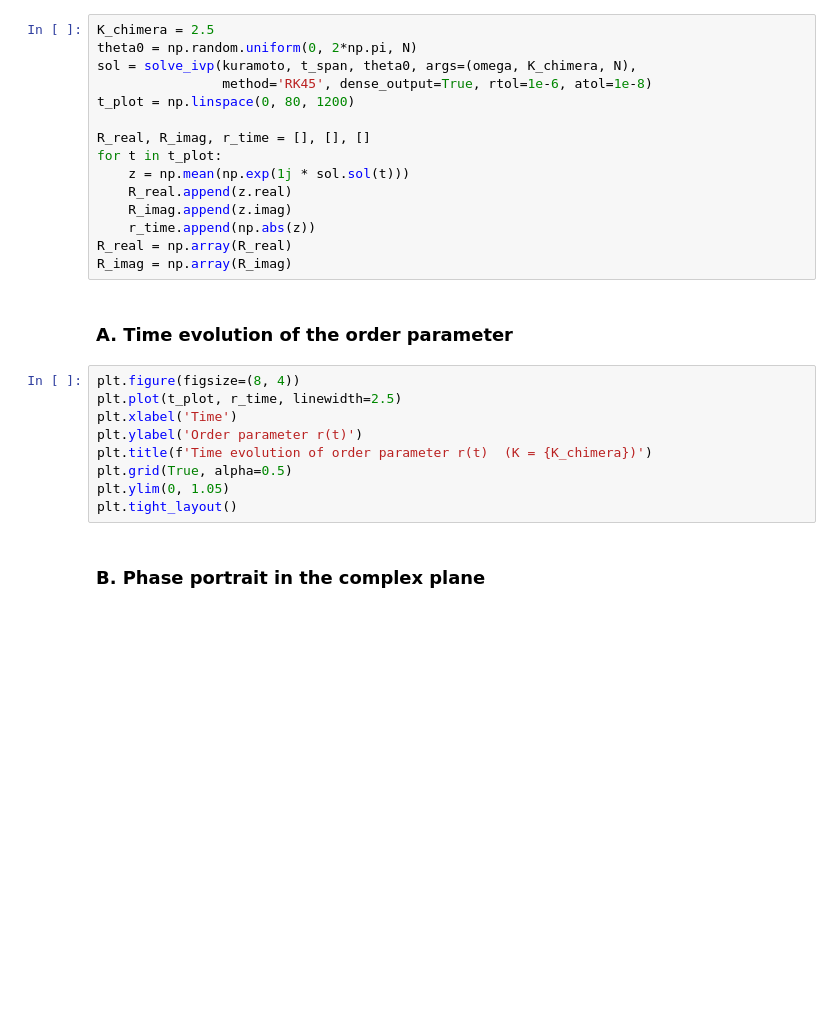
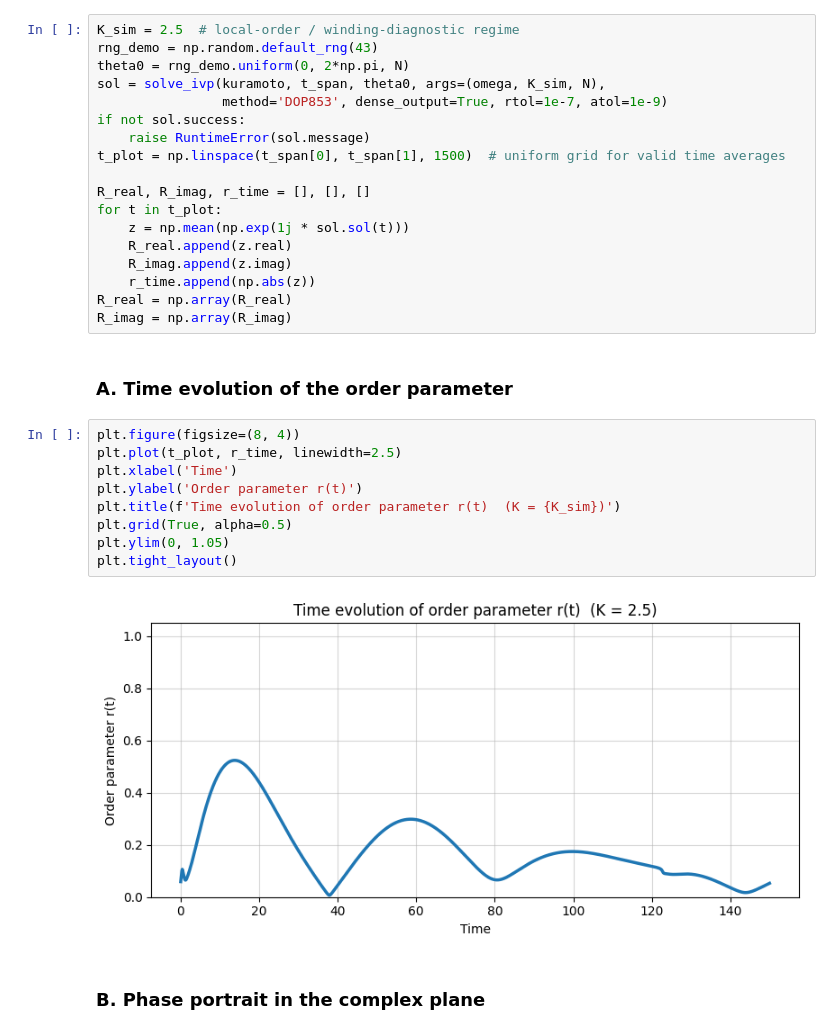
Before and after one commit to velvetmonkey/flywheel-universe, a Jupyter notebook: kuramoto_ring.ipynb, the cells around one changed output. Drawn from its saved outputs; the diff is of its cells as text; blank space fills up the shorter version.

```diff
--- a/kuramoto_ring.ipynb
+++ b/kuramoto_ring.ipynb
@@ -53,9 +75,12 @@ plt.tight_layout()
 # %%
-K_chimera = 2.5
-theta0 = np.random.uniform(0, 2*np.pi, N)
-sol = solve_ivp(kuramoto, t_span, theta0, args=(omega, K_chimera, N),
-                method='RK45', dense_output=True, rtol=1e-6, atol=1e-8)
-t_plot = np.linspace(0, 80, 1200)
+K_sim = 2.5  # local-order / winding-diagnostic regime
+rng_demo = np.random.default_rng(43)
+theta0 = rng_demo.uniform(0, 2*np.pi, N)
+sol = solve_ivp(kuramoto, t_span, theta0, args=(omega, K_sim, N),
+                method='DOP853', dense_output=True, rtol=1e-7, atol=1e-9)
+if not sol.success:
+    raise RuntimeError(sol.message)
+t_plot = np.linspace(t_span[0], t_span[1], 1500)  # uniform grid for valid time averages
 
 R_real, R_imag, r_time = [], [], []
 for t in t_plot:
@@ -70,12 +95,14 @@ R_imag = np.array(R_imag)
 # %%
 plt.figure(figsize=(8, 4))
 plt.plot(t_plot, r_time, linewidth=2.5)
 plt.xlabel('Time')
 plt.ylabel('Order parameter r(t)')
-plt.title(f'Time evolution of order parameter r(t)  (K = {K_chimera})')
+plt.title(f'Time evolution of order parameter r(t)  (K = {K_sim})')
 plt.grid(True, alpha=0.5)
 plt.ylim(0, 1.05)
 plt.tight_layout()
+# %% [output]
+[figure, added]
 # %% [markdown]
 ### B. Phase portrait in the complex plane
 # %%
```
Also changed, not shown: parts of 20 cells of this notebook, 2 other files.
